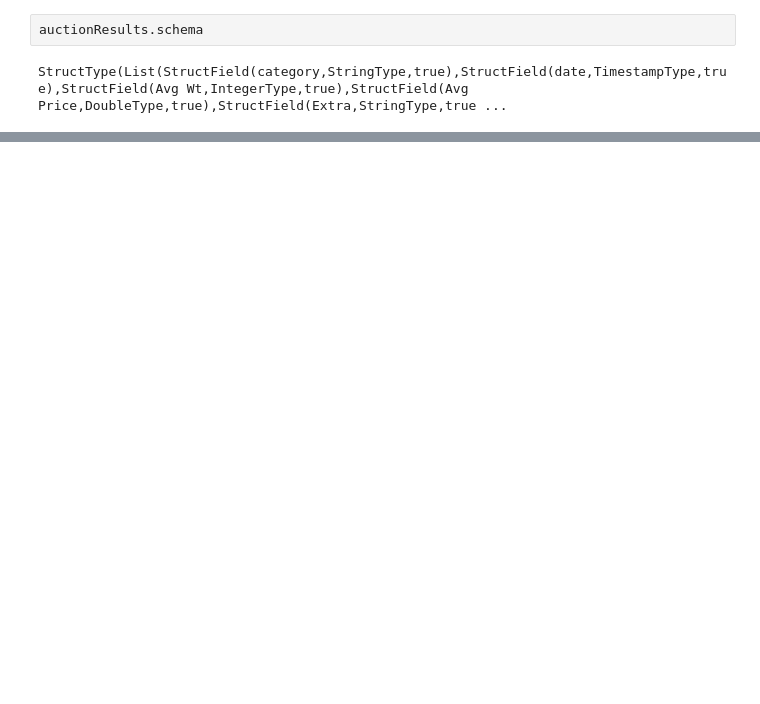
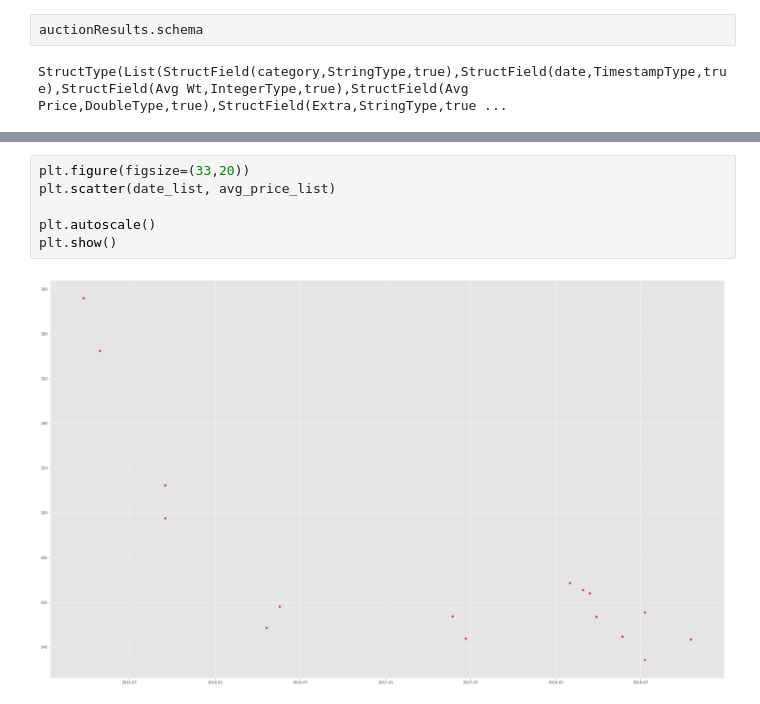
Before and after one commit to rickhall2000/cattle-timer, a Jupyter notebook: src/Exploration.ipynb, the cells around one changed output, grey strips where cells are left out. Drawn from its saved outputs; the diff is of its cells as text; blank space fills up the shorter version.

```diff
--- a/src/Exploration.ipynb
+++ b/src/Exploration.ipynb
@@ -62,0 +119,8 @@ StructType(List(StructField(category,StringType,true),StructField(date,Timestamp
+# %%
+plt.figure(figsize=(33,20))
+plt.scatter(date_list, avg_price_list)
+
+plt.autoscale()
+plt.show()
+# %% [output]
+[figure, added]
```
Also changed, not shown: parts of 10 cells of this notebook.
